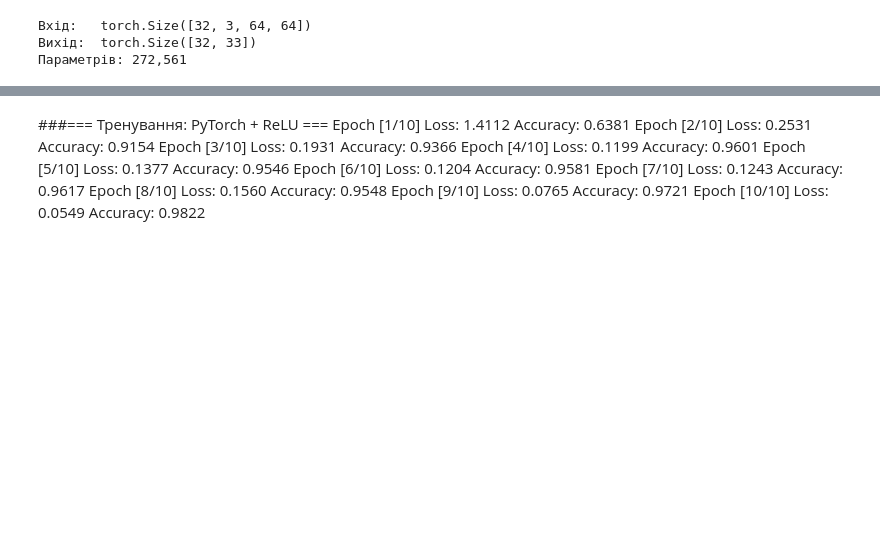
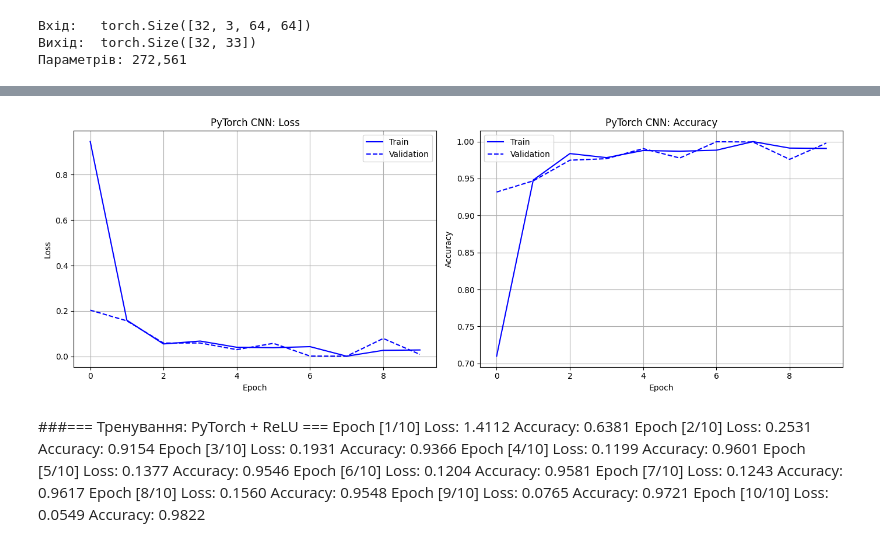
Before and after one commit to potervi94/hw_nn4_fruits_cnn, a Jupyter notebook: hw-nn4-fruits-cnn.ipynb, the cells around one changed output, grey strips where cells are left out. Drawn from its saved outputs; the diff is of its cells as text; code cells hidden in the pictures; blank space fills up the shorter version.

```diff
--- a/hw-nn4-fruits-cnn.ipynb
+++ b/hw-nn4-fruits-cnn.ipynb
@@ -385,3 +399,27 @@ model_tf_relu.summary()
+# %%
+# Графіки PyTorch
+fig, (ax1, ax2) = plt.subplots(1, 2, figsize=(14, 5))
+
+ax1.plot(train_losses_pt, label='Train', color='blue')
+ax1.plot(val_losses_pt, label='Validation', color='blue', linestyle='--')
+ax1.set_xlabel('Epoch')
+ax1.set_ylabel('Loss')
+ax1.set_title('PyTorch CNN: Loss')
+ax1.legend()
+ax1.grid(True)
+
+ax2.plot(train_accs_pt, label='Train', color='blue')
+ax2.plot(val_accs_pt, label='Validation', color='blue', linestyle='--')
+ax2.set_xlabel('Epoch')
+ax2.set_ylabel('Accuracy')
+ax2.set_title('PyTorch CNN: Accuracy')
+ax2.legend()
+ax2.grid(True)
+
+plt.tight_layout()
+plt.show()
+# %% [output]
+[figure, added]
 # %%
 # Варіант 4: TensorFlow + LeakyReLU
 # # Старий спосіб:
```
Also changed, not shown: parts of 4 cells of this notebook.
